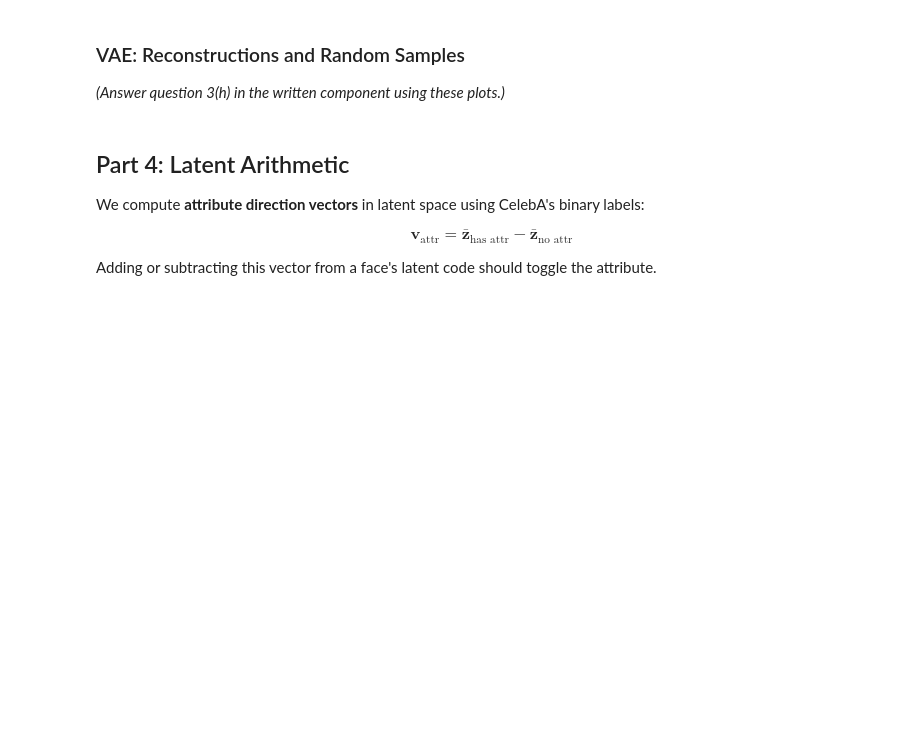
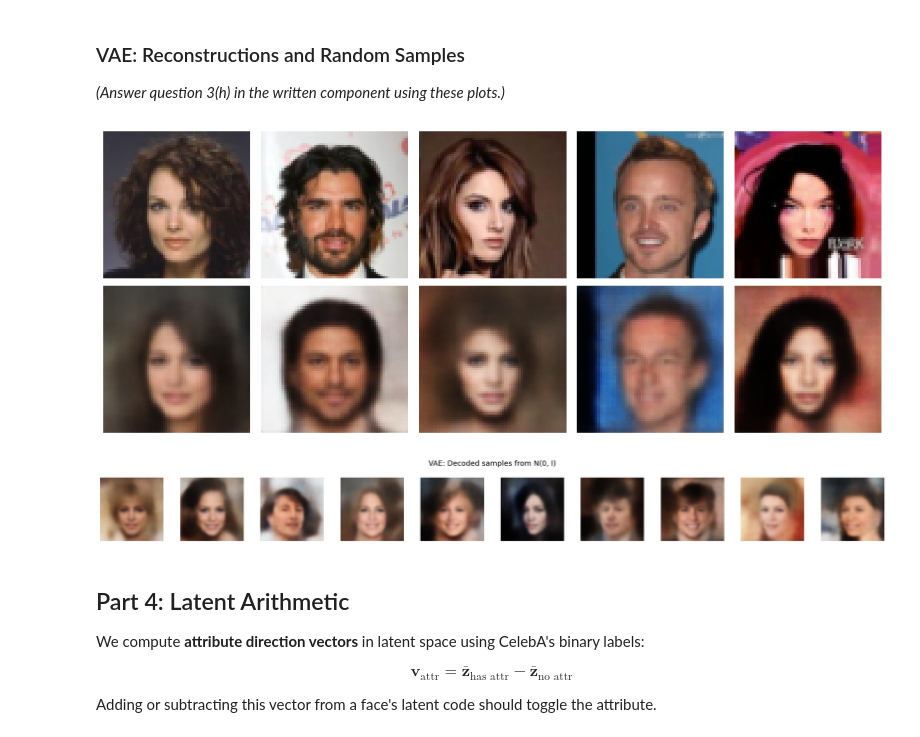
Before and after one commit to veselyo/cs181, a Jupyter notebook: hw4/hw4_release.ipynb, the cells around one changed output. Drawn from its saved outputs; the diff is of its cells as text; code cells hidden in the pictures; blank space fills up the shorter version.

```diff
--- a/hw4/hw4_release.ipynb
+++ b/hw4/hw4_release.ipynb
@@ -961,13 +990,16 @@ plot_losses(
 # %%
 vae.eval()
 with torch.no_grad():
     vae_recon, _, _ = vae(test_x)
-show_paired(test_x, vae_recon, n=5)
+show_paired("2.3c4",test_x, vae_recon, n=5)
 
 with torch.no_grad():
     z_sample = torch.randn(10, LATENT_DIM).to(device)
     vae_samples = vae.decoder(z_sample)
-show_images(vae_samples, title="VAE: Decoded samples from N(0, I)", nrow=10)
+show_images("2.3c5",vae_samples, title="VAE: Decoded samples from N(0, I)", nrow=10)
+# %% [output]
+[figure, added]
+[figure, added]
 # %% [markdown]
 ## Part 4: Latent Arithmetic
 
```
Also changed, not shown: parts of 4 cells of this notebook, 6 other files.
